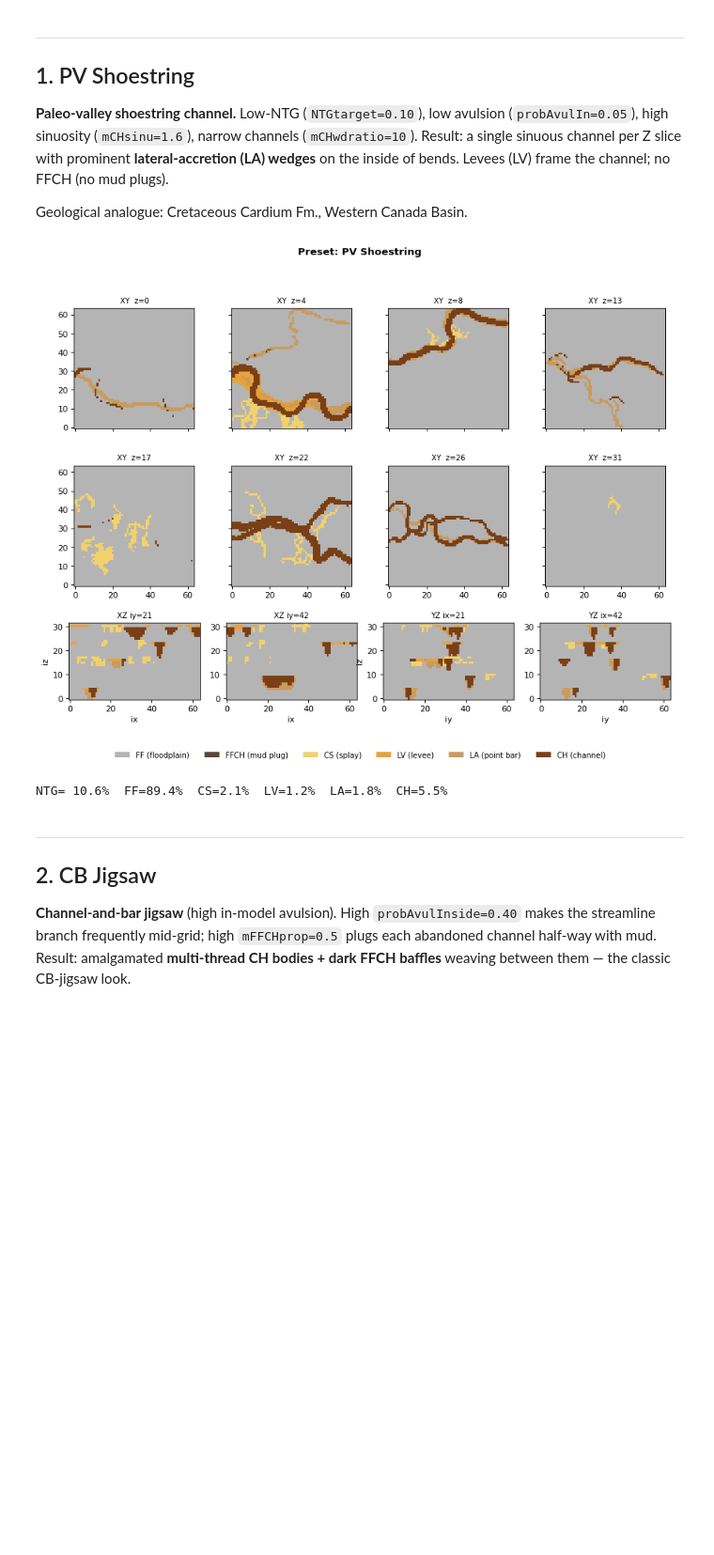
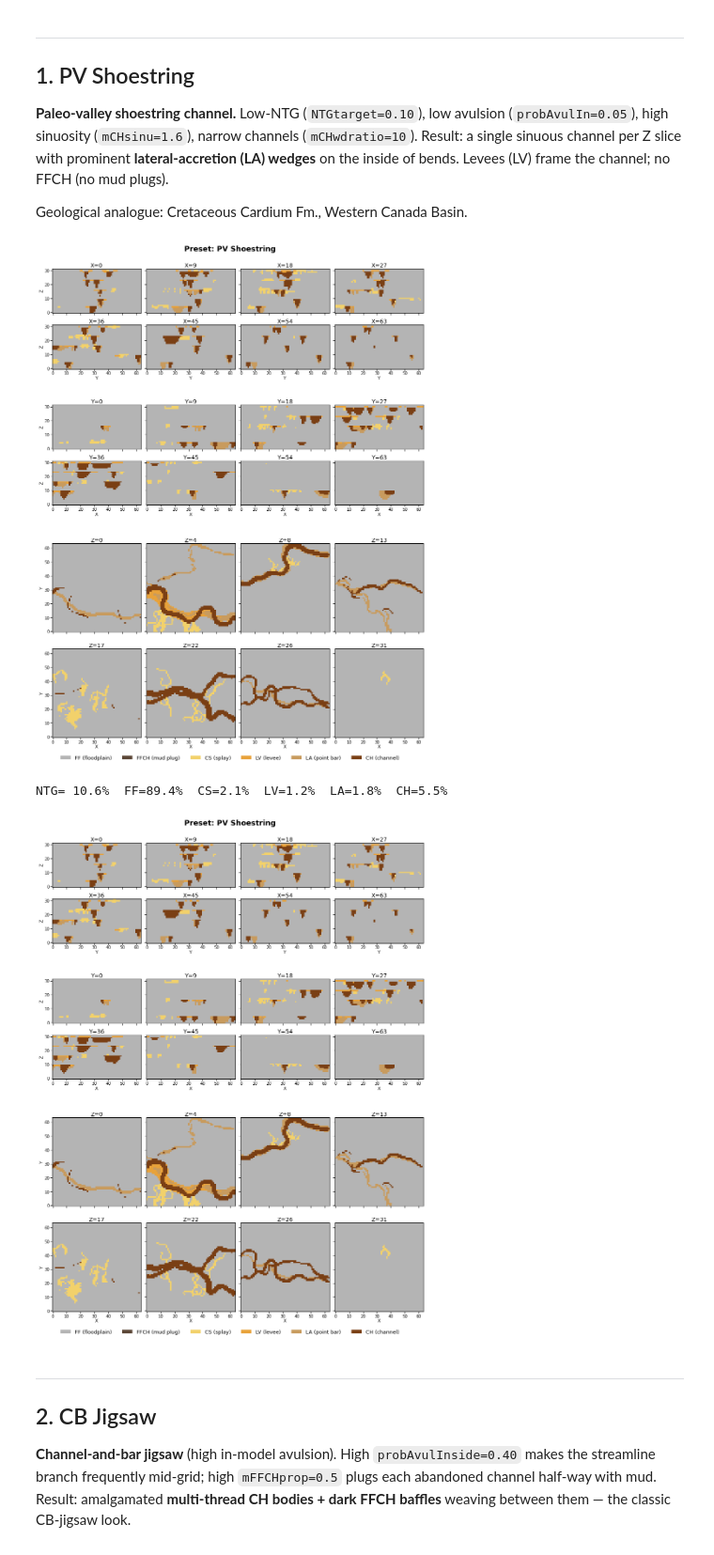
Before and after one commit to IlgarBaghishov/ResMill, a Jupyter notebook: notebooks/tutorial_alluvsim.ipynb, the cells around one changed output. Shown at 94% size. Cells and saved outputs as stored; diff of their text form; code cells hidden in the pictures; blank space fills up the shorter version.

```diff
--- a/notebooks/tutorial_alluvsim.ipynb
+++ b/notebooks/tutorial_alluvsim.ipynb
@@ -160,25 +43,17 @@ show_legend()
 # %% [output]
 [figure]
 # %%
-# Common grid for all channel examples — matches the dataset pipeline
-# that you'll use for the 10M-reservoir generation (64 × 64 × 32).
+# Common 64×64×32 grid for all examples (matches the dataset config).
 GRID = dict(nx=64, ny=64, nz=32, x_len=640, y_len=640, z_len=16, top_depth=0)
 SEED = 69069
-
-# Slightly bumped channel-width-to-depth ratio in every preset call —
-# real channels at this grid resolution look better with W:D ~ 1.4× the
-# canonical Alluvsim values, which puts the channel at 4-6 cells wide
-# instead of 2-3 (which looked thin).
-CHWDR_BUMP = 1.4
+CHWDR_BUMP = 1.4   # bump preset W:D ratio so channels are 4-6 cells wide
 
 def build_channel(preset, layer_cls=gr.MeanderingChannelLayer, seed=SEED, **overrides):
-    """Helper: build a channel layer using a preset dict + optional overrides.
+    """Build a channel layer with a preset + optional overrides.
 
-    Auto-rescales preset's ``level_z`` and ``mCHsource`` to match the
-    current GRID — presets are calibrated for the original Alluvsim
-    80×50×20 grid; without rescaling on a 64×64×32 grid the channel
-    only fills ~60% of Z and lands off-centre in Y. Also bumps
-    ``mCHwdratio`` by ``CHWDR_BUMP`` for slightly chunkier channels.
+    Auto-rescales the preset's ``level_z`` and ``mCHsource`` to the
+    current GRID and bumps ``mCHwdratio`` by ``CHWDR_BUMP`` so the
+    channel is comfortably visible at 64-cell resolution.
     """
     layer = layer_cls(**GRID)
     np.random.seed(seed)
@@ -192,7 +67,6 @@ def build_channel(preset, layer_cls=gr.MeanderingChannelLayer, seed=SEED, **over
     if 'mCHwdratio' in kw and 'mCHwdratio' not in overrides:
         kw['mCHwdratio'] = kw['mCHwdratio'] * CHWDR_BUMP
     kw.update(overrides)
-    kw.setdefault('output_facies', 'alluvsim')
     kw.setdefault('seed', seed)
     layer.create_geology(**kw)
     return layer
@@ -292,10 +147,11 @@ NTG=  7.1%  FF=92.9%  LV=1.4%  LA=4.1%  CH=1.5%
 Geological analogue: Cretaceous Cardium Fm., Western Canada Basin.
 # %%
 layer = build_channel(PV_SHOESTRING)
-plot_reservoir(layer, 'Preset: PV Shoestring')
+gr.plot_slices(layer, title='Preset: PV Shoestring')
 # %% [output]
-[figure, old version]
+[figure, new version]
 NTG= 10.6%  FF=89.4%  CS=2.1%  LV=1.2%  LA=1.8%  CH=5.5%
+[figure, added]
 # %% [markdown]
 ---
 ## 2. CB Jigsaw
```
Also changed, not shown: parts of 17 cells of this notebook, 30 other files.
